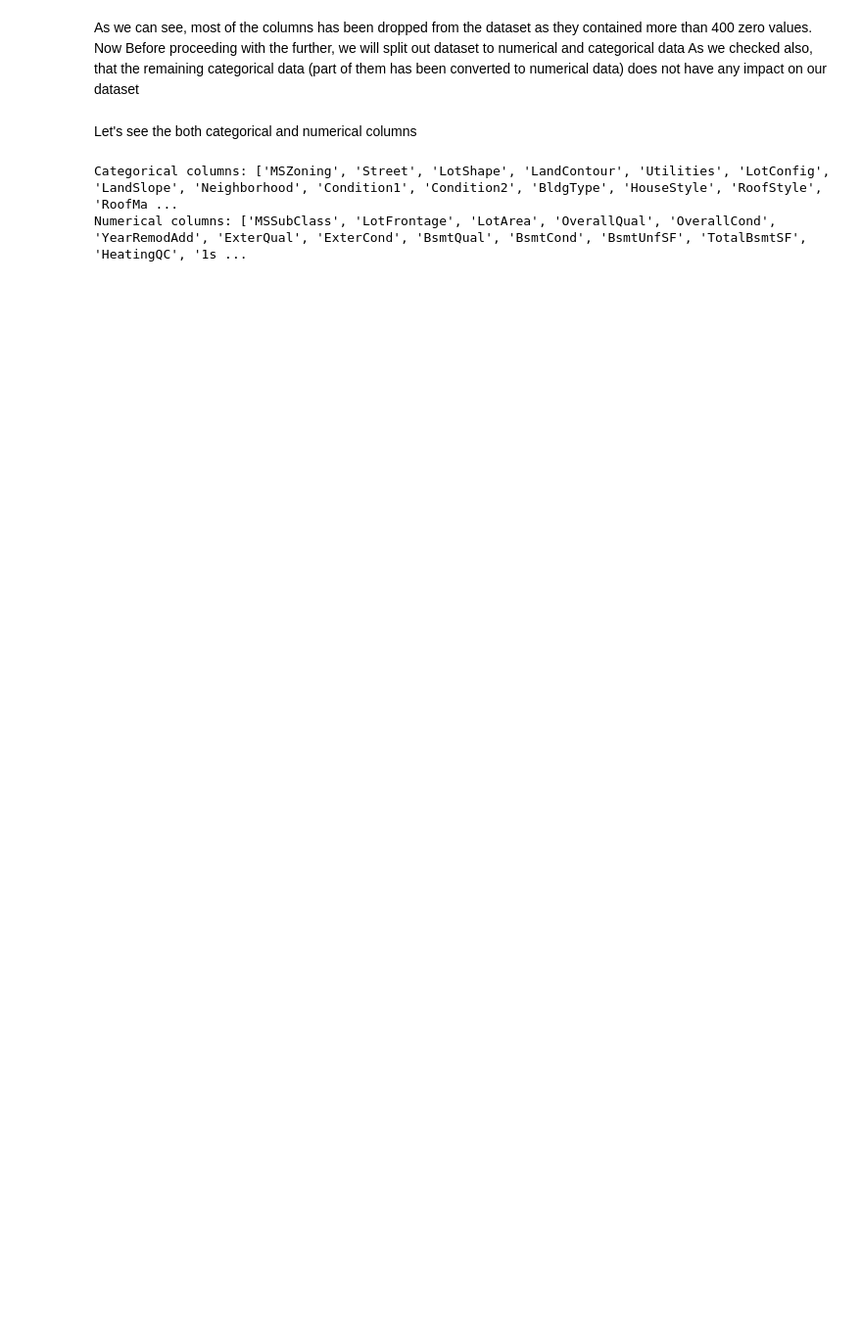
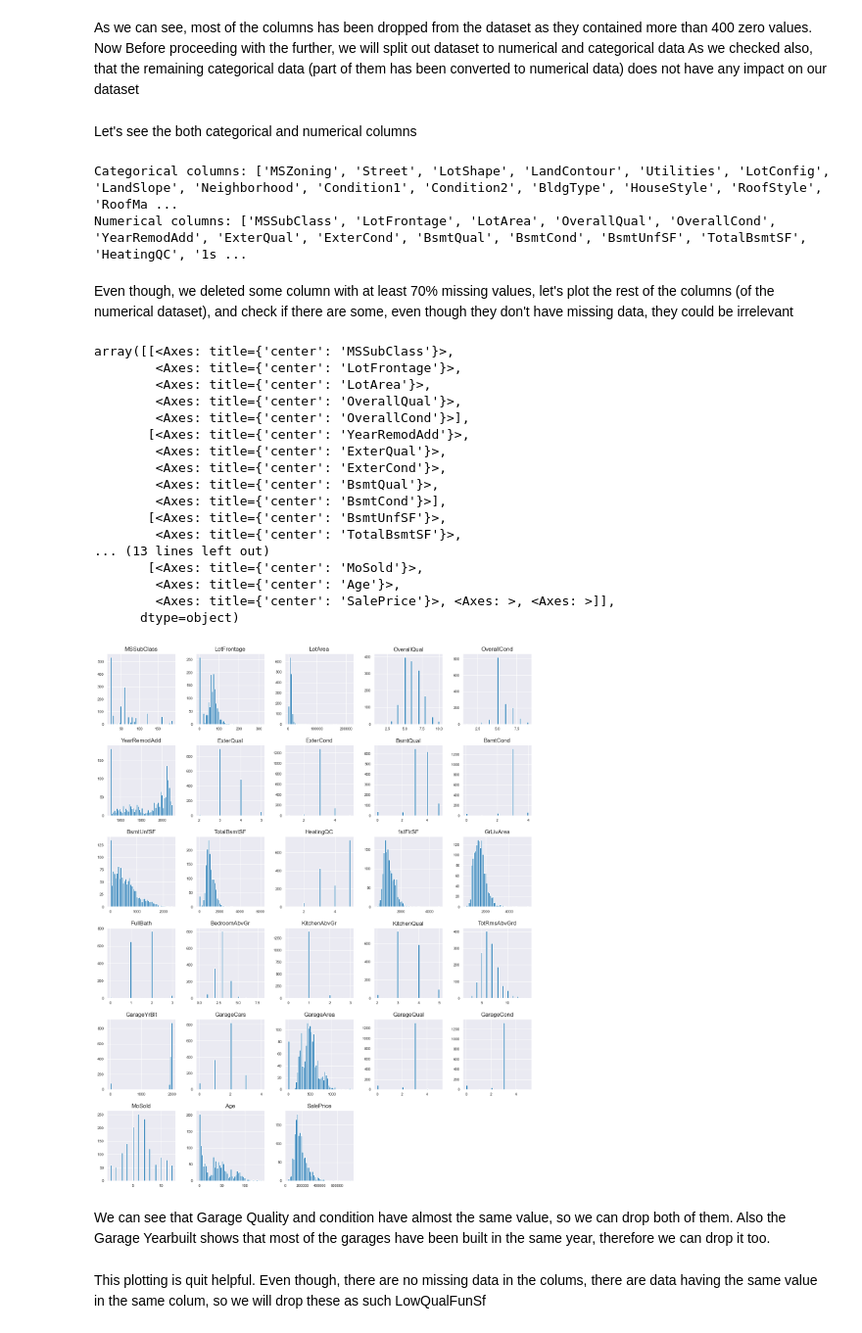
Before and after one commit to BorHan-U/Real-Estate-Price-Analysis-In-Germany-A-Software-Engineering-CourseWork-Project, a Jupyter notebook: bin/house-price-analysis.ipynb, the cells around one changed output. Shown at 98% size. Drawn from its saved outputs; the diff is of its cells as text; code cells hidden in the pictures; blank space fills up the shorter version.

Commit message:
Histogram and Box plot added in the data analysis.

```diff
--- a/bin/house-price-analysis.ipynb
+++ b/bin/house-price-analysis.ipynb
@@ -201,3 +201,30 @@ print("Numerical columns:", numerical_cols)
 # %% [output]
 Categorical columns: ['MSZoning', 'Street', 'LotShape', 'LandContour', 'Utilities', 'LotConfig', 'LandSlope', 'Neighborhood', 'Condition1', 'Condition2', 'BldgType', 'HouseStyle', 'RoofStyle', 'RoofMa ...
 Numerical columns: ['MSSubClass', 'LotFrontage', 'LotArea', 'OverallQual', 'OverallCond', 'YearRemodAdd', 'ExterQual', 'ExterCond', 'BsmtQual', 'BsmtCond', 'BsmtUnfSF', 'TotalBsmtSF', 'HeatingQC', '1s ...
+# %% [markdown]
+Even though, we deleted some column with at least 70% missing values, let's plot the rest of the columns (of the numerical dataset),
+and check if there are some, even though they don't have missing data, they could be irrelevant
+# %%
+numerical_data.hist(figsize=(16, 20), bins=50, xlabelsize=8, ylabelsize=8)
+# %% [output]
+array([[<Axes: title={'center': 'MSSubClass'}>,
+        <Axes: title={'center': 'LotFrontage'}>,
+        <Axes: title={'center': 'LotArea'}>,
+        <Axes: title={'center': 'OverallQual'}>,
+        <Axes: title={'center': 'OverallCond'}>],
+       [<Axes: title={'center': 'YearRemodAdd'}>,
+        <Axes: title={'center': 'ExterQual'}>,
+        <Axes: title={'center': 'ExterCond'}>,
+        <Axes: title={'center': 'BsmtQual'}>,
+        <Axes: title={'center': 'BsmtCond'}>],
+       [<Axes: title={'center': 'BsmtUnfSF'}>,
+        <Axes: title={'center': 'TotalBsmtSF'}>,
+... (13 lines left out)
+       [<Axes: title={'center': 'MoSold'}>,
+        <Axes: title={'center': 'Age'}>,
+        <Axes: title={'center': 'SalePrice'}>, <Axes: >, <Axes: >]],
+      dtype=object)
+[figure, added]
+# %% [markdown]
+We can see that Garage Quality and condition have almost the same value, so we can drop both of them. Also the Garage Yearbuilt shows that most of
+the garages have been built in the same year, therefore we can drop it too.
@@ -203,0 +234,2 @@ Numerical columns: ['MSSubClass', 'LotFrontage', 'LotArea', 'OverallQual', 'Over
+# %% [markdown]
+This plotting is quit helpful. Even though, there are no missing data in the colums, there are data having the same value in the same colum, so we will drop these as such LowQualFunSf
```
Also changed, not shown: parts of 12 cells of this notebook.
